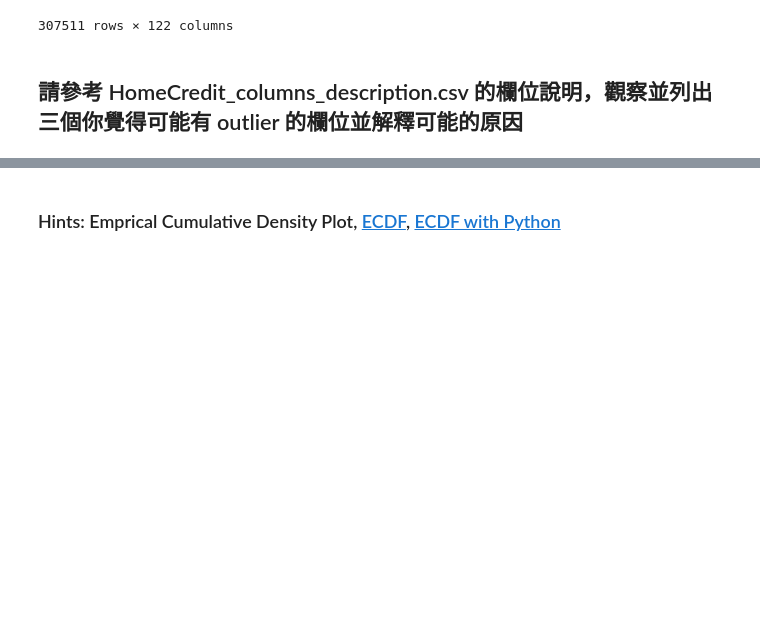
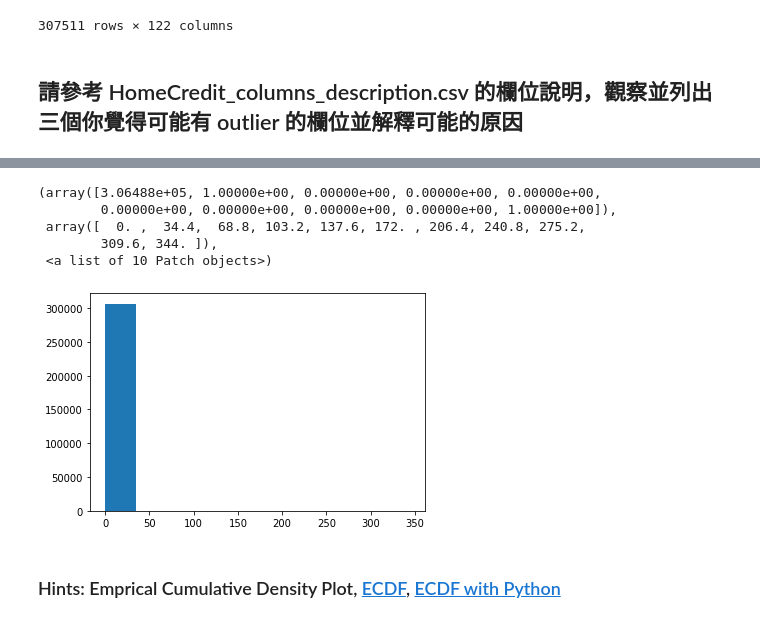
Before and after one commit to claire-100/4th-ML100Days, a Jupyter notebook: Day_009_HW.ipynb, the cells around one changed output, grey strips where cells are left out. Saved outputs shown, nothing was run; the diff lists cells and outputs as text; code cells hidden in the pictures; blank space fills up the shorter version.

```diff
--- a/Day_009_HW.ipynb
+++ b/Day_009_HW.ipynb
@@ -73,3 +98,13 @@ for col in numeric_columns:
+# %%
+c = app_train['OBS_60_CNT_SOCIAL_CIRCLE'].dropna()
+plt.hist(c)
+# %% [output]
+(array([3.06488e+05, 1.00000e+00, 0.00000e+00, 0.00000e+00, 0.00000e+00,
+        0.00000e+00, 0.00000e+00, 0.00000e+00, 0.00000e+00, 1.00000e+00]),
+ array([  0. ,  34.4,  68.8, 103.2, 137.6, 172. , 206.4, 240.8, 275.2,
+        309.6, 344. ]),
+ <a list of 10 Patch objects>)
+[figure, added]
 # %% [markdown]
 ### Hints: Emprical Cumulative Density Plot, [ECDF](https://zh.wikipedia.org/wiki/%E7%BB%8F%E9%AA%8C%E5%88%86%E5%B8%83%E5%87%BD%E6%95%B0), [ECDF with Python](https://stackoverflow.com/questions/14006520/ecdf-in-python-without-step-function)
 # %%
```
Also changed, not shown: parts of 6 cells of this notebook.
